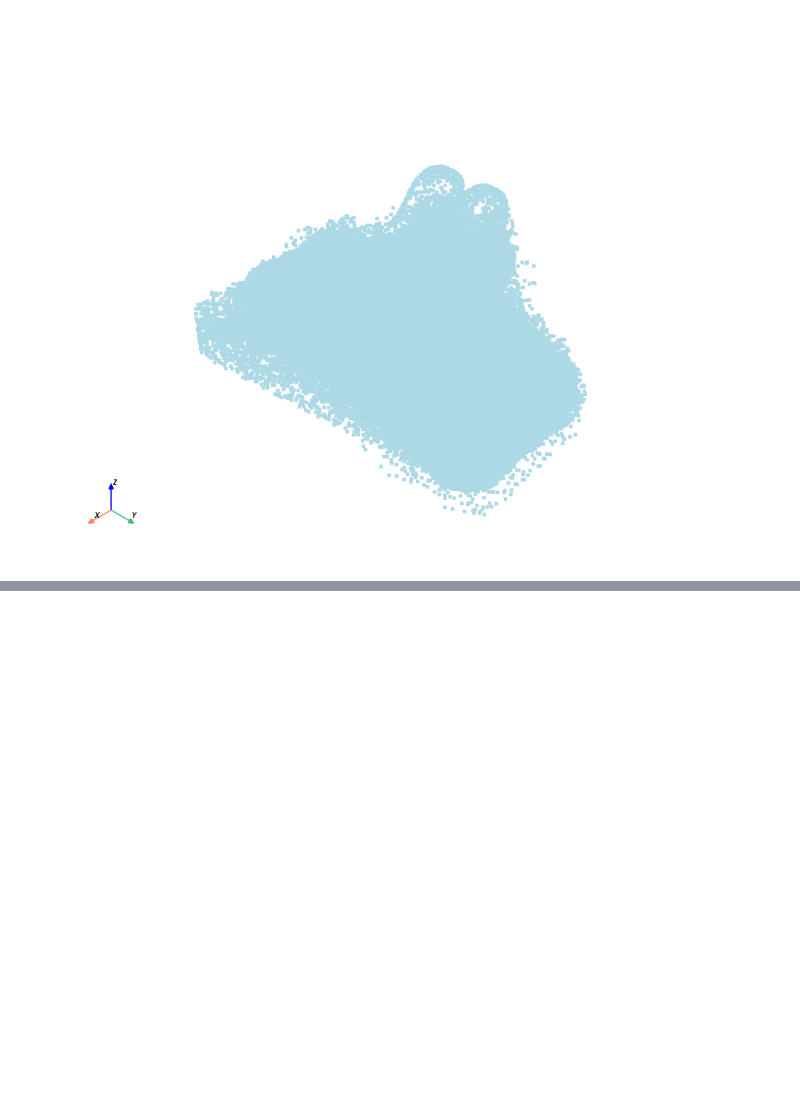
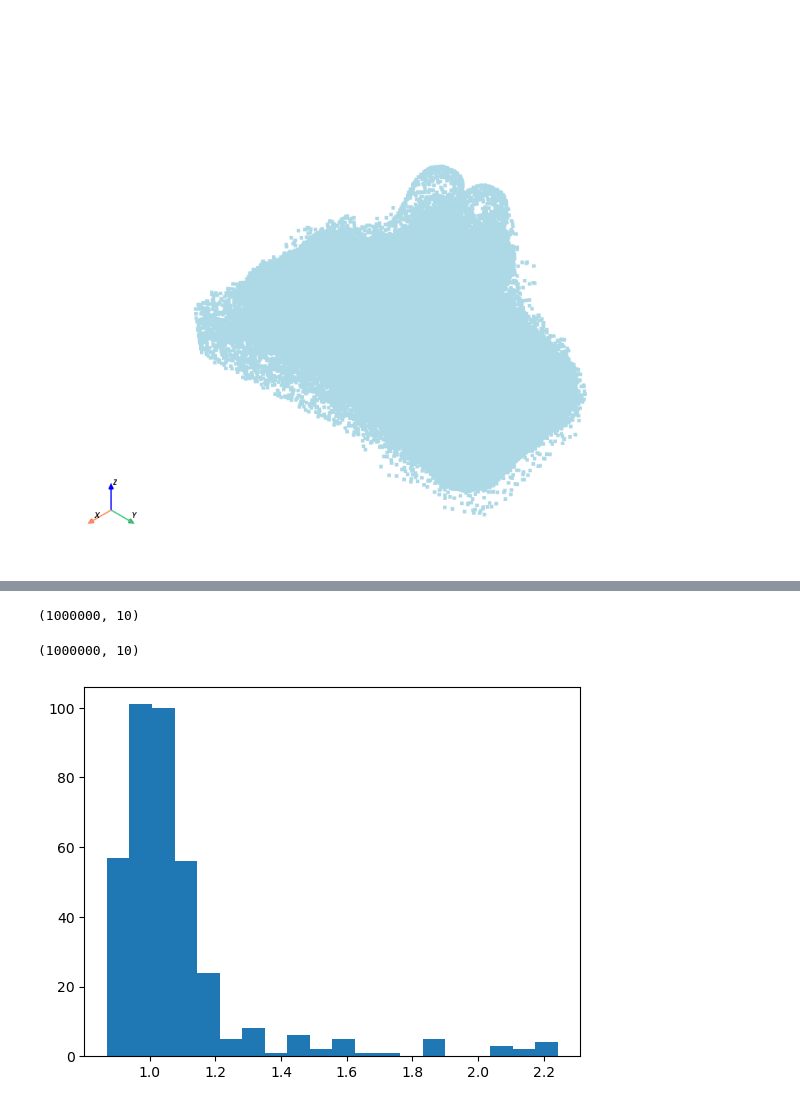
Before and after one commit to mkskalai/simjeb-optimization, a Jupyter notebook: explore_geometry.ipynb, the cells around one changed output, grey strips where cells are left out. Saved outputs shown, nothing was run; the diff lists cells and outputs as text; code cells hidden in the pictures; blank space fills up the shorter version.

Commit message:
neighbours distance based data validation

```diff
--- a/explore_geometry.ipynb
+++ b/explore_geometry.ipynb
@@ -185,0 +198,14 @@ array([0.36553526, 0.1517724 ])
+# %%
+kdt = KDTree(pv_points_downsample.points)
+# %%
+dd, ii = kdt.query(pv_points_downsample.points, k=10)
+# %%
+dd.shape
+# %% [output]
+(1000000, 10)
+# %%
+ii.shape
+# %% [output]
+(1000000, 10)
+# %%
+pv_points_downsample["neighbours_distance"] = np.mean(dd, axis=1)
@@ -185,0 +214,12 @@ array([0.36553526, 0.1517724 ])
+# %%
+neighbours_distances = []
+names_list = []
+for path in tqdm(paths):
+    mesh = pv.read(path)
+    mesh = mesh.interpolate(pv_points_downsample)
+    neighbours_distances.append(np.quantile(mesh["neighbours_distance"], q=0.95))
+    names_list.append(path.stem)
+# %%
+_ = plt.hist(neighbours_distances, bins=20)
+# %% [output]
+[figure, added]
```
Also changed, not shown: parts of 26 cells of this notebook.
